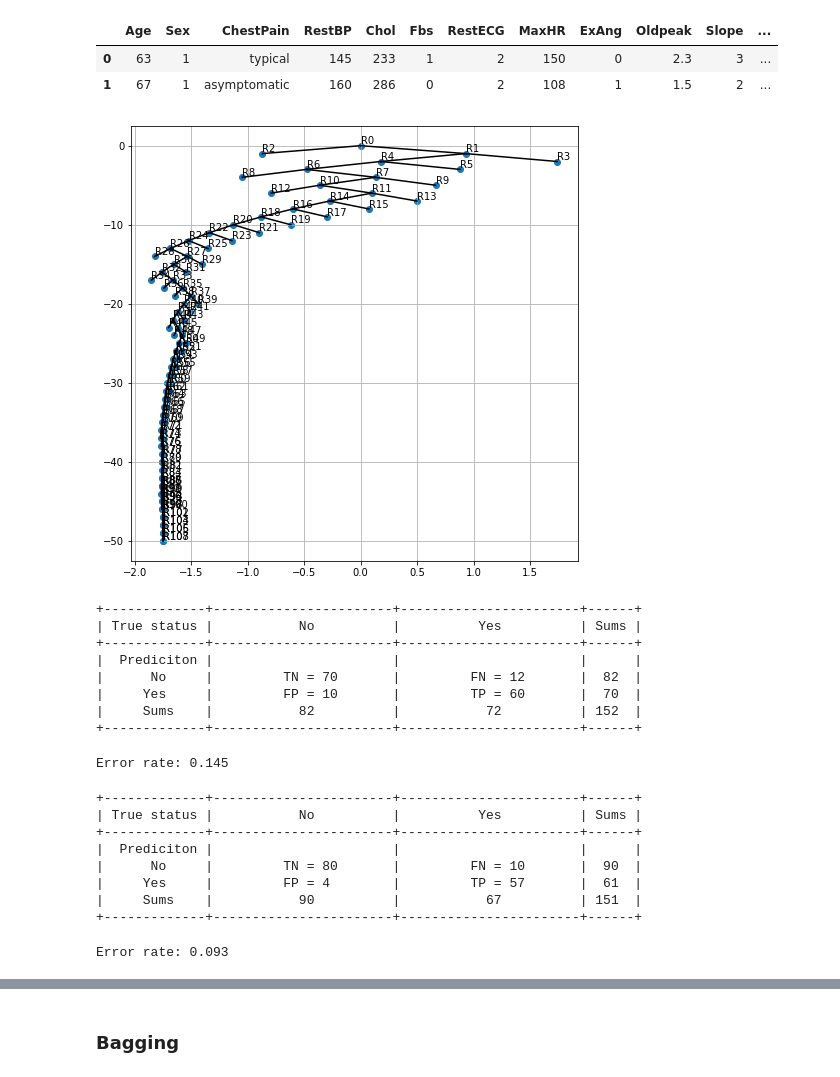
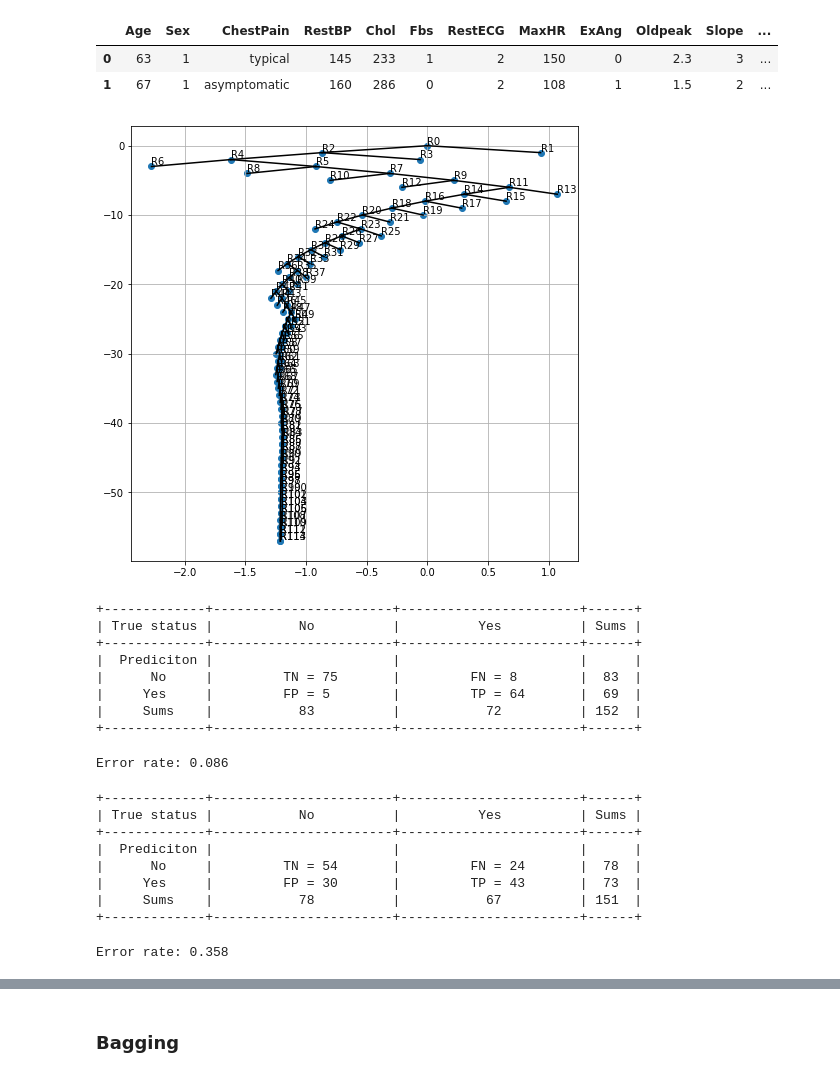
Before and after one commit to TimVrtac/Machine-Learining-Study, a Jupyter notebook: Chapter 8 - Decision trees - class.ipynb, the cells around one changed output, grey strips where cells are left out. Saved outputs shown, nothing was run; the diff lists cells and outputs as text; code cells hidden in the pictures.

```diff
--- a/Chapter 8 - Decision trees - class.ipynb
+++ b/Chapter 8 - Decision trees - class.ipynb
@@ -194,11 +194,11 @@ HD_dummy[h_df.AHD == 'Yes'], HD_dummy[h_df.AHD == 'No'] = 1, 0
 # %%
 features = ['Age', 'Sex', 'RestBP', 'Chol', 'Fbs', 'RestECG', 'MaxHR',
             'ExAng', 'Oldpeak', 'Slope', 'Ca']
-class_tree = dtc.DecisionTree(h_df[features], HD_dummy, s_div=30,
+class_tree = dtc.DecisionTree(h_df[features][::2], HD_dummy[::2], s_div=30,
                               max_leaf_size=30, criterion='Gini')
 class_tree.plot_tree()
 # %% [output]
-[figure, old version]
+[figure, new version]
 # %%
 # cunfusion matrix for seen data
 y_cl_pred, y_cl = class_tree.predict(h_df[features][::2])
@@ -208,14 +208,14 @@ ms.confusion_matrix(y_cl_pred, HD_dummy[::2], print_=True);
 | True status |           No          |          Yes          | Sums |
 +-------------+-----------------------+-----------------------+------+
 |  Prediciton |                       |                       |      |
-|      No     |         TN = 70       |         FN = 12       |  82  |
-|     Yes     |         FP = 10       |         TP = 60       |  70  |
-|     Sums    |           82          |           72          | 152  |
+|      No     |         TN = 75       |         FN = 8        |  83  |
+|     Yes     |         FP = 5        |         TP = 64       |  69  |
+|     Sums    |           83          |           72          | 152  |
 +-------------+-----------------------+-----------------------+------+
-# %%
-print(f'Error rate: {ms.classification_error_rate(y_cl_pred, HD_dummy[::2]):.3f}')
-# %% [output]
-Error rate: 0.145
+# %%
+print(f'Error rate: {ms.classification_error_rate(y_cl_pred, HD_dummy[::2]):.3f}')
+# %% [output]
+Error rate: 0.086
 # %%
 y_cl_pred, y_cl = class_tree.predict(h_df[features][1::2])
 ms.confusion_matrix(y_cl_pred, HD_dummy[1::2], print_=True);
@@ -224,14 +224,14 @@ ms.confusion_matrix(y_cl_pred, HD_dummy[1::2], print_=True);
 | True status |           No          |          Yes          | Sums |
 +-------------+-----------------------+-----------------------+------+
 |  Prediciton |                       |                       |      |
-|      No     |         TN = 80       |         FN = 10       |  90  |
-|     Yes     |         FP = 4        |         TP = 57       |  61  |
-|     Sums    |           90          |           67          | 151  |
+|      No     |         TN = 54       |         FN = 24       |  78  |
+|     Yes     |         FP = 30       |         TP = 43       |  73  |
+|     Sums    |           78          |           67          | 151  |
 +-------------+-----------------------+-----------------------+------+
-# %%
-print(f'Error rate: {ms.classification_error_rate(y_cl_pred, HD_dummy[1::2]):.3f}')
-# %% [output]
-Error rate: 0.093
+# %%
+print(f'Error rate: {ms.classification_error_rate(y_cl_pred, HD_dummy[1::2]):.3f}')
+# %% [output]
+Error rate: 0.358
 # %%
 tree_scores_alpha, tree_sizes_l = [], []
 alpha_array = np.linspace(0,1.5,20)
```
Also changed, not shown: parts of 24 cells of this notebook, 1 other file.
